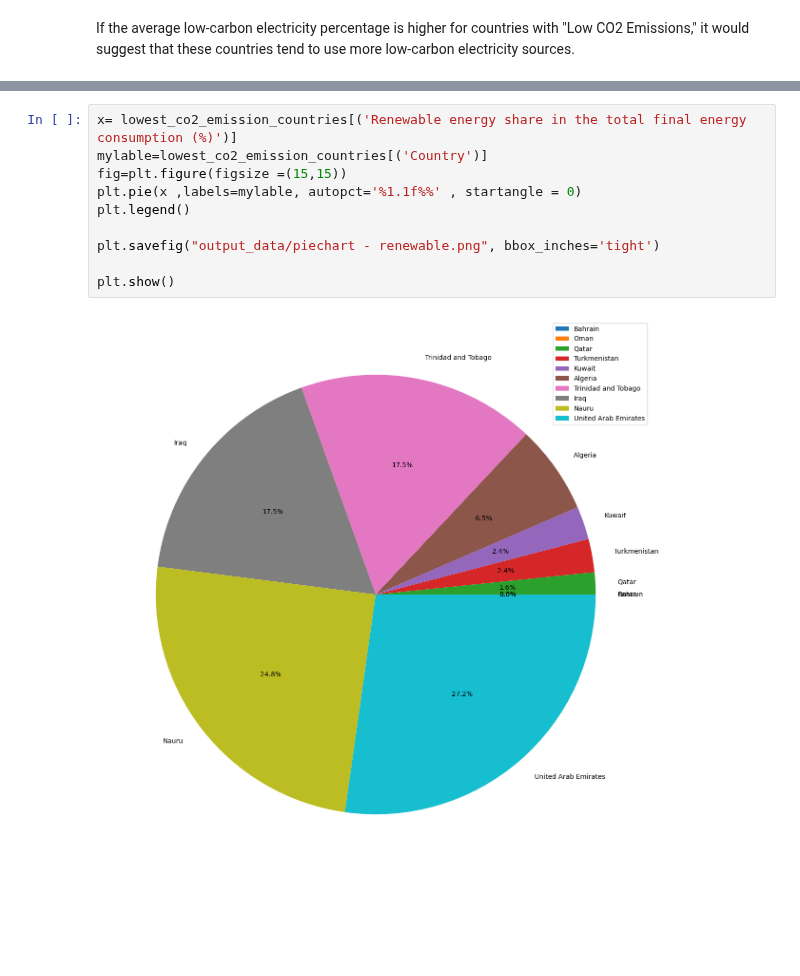
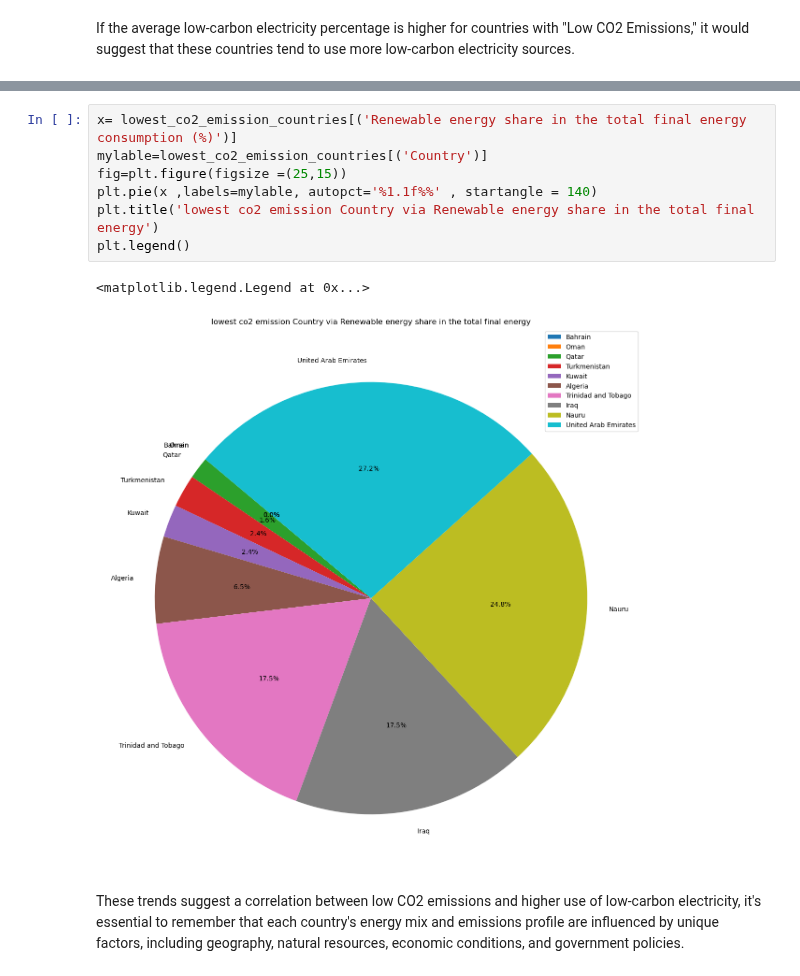
Before and after one commit to yosieph/Project1, a Jupyter notebook: project1.ipynb, the cells around one changed output, grey strips where cells are left out. Drawn from its saved outputs; the diff is of its cells as text; blank space fills up the shorter version.

```diff
--- a/project1.ipynb
+++ b/project1.ipynb
@@ -751,12 +750,12 @@ plt.show()
 # %%
 x= lowest_co2_emission_countries[('Renewable energy share in the total final energy consumption (%)')]
 mylable=lowest_co2_emission_countries[('Country')]
-fig=plt.figure(figsize =(15,15))
-plt.pie(x ,labels=mylable, autopct='%1.1f%%' , startangle = 0)
+fig=plt.figure(figsize =(25,15))
+plt.pie(x ,labels=mylable, autopct='%1.1f%%' , startangle = 140)
+plt.title('lowest co2 emission Country via Renewable energy share in the total final energy')
 plt.legend()
-
-plt.savefig("output_data/piechart - renewable.png", bbox_inches='tight')
-
-plt.show()
 # %% [output]
+<matplotlib.legend.Legend at 0x...>
-[figure, old version]
+[figure, new version]
+# %% [markdown]
+These trends suggest a correlation between low CO2 emissions and higher use of low-carbon electricity, it's essential to remember that each country's energy mix and emissions profile are influenced by unique factors, including geography, natural resources, economic conditions, and government policies.
```
Also changed, not shown: parts of 11 cells of this notebook.
